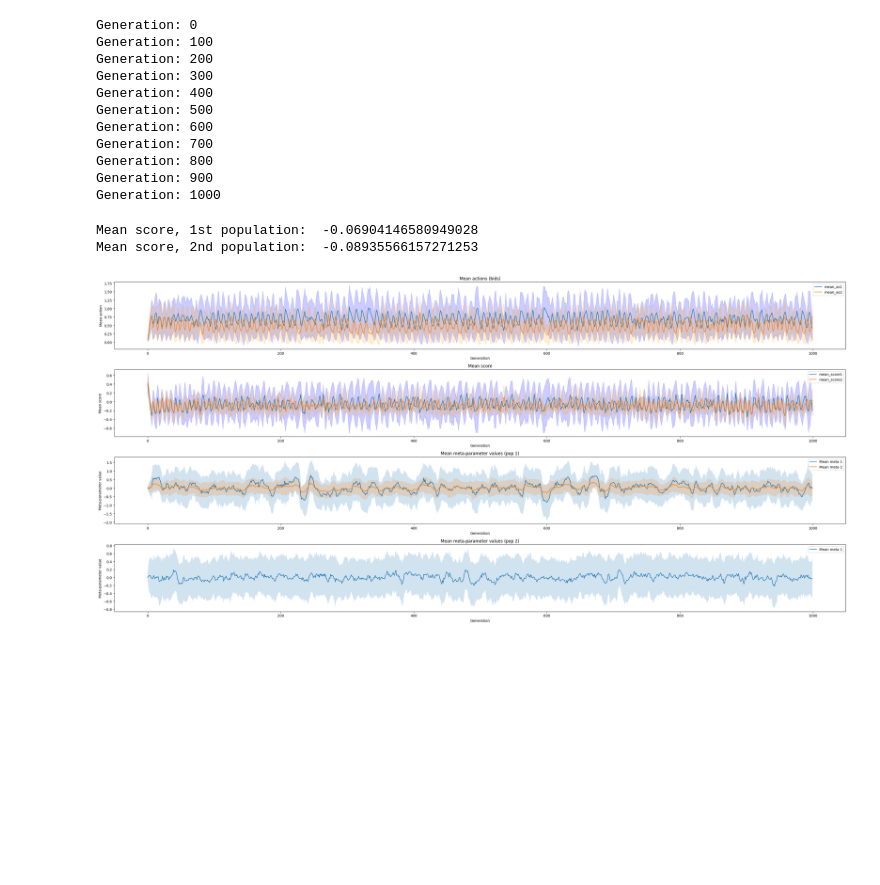
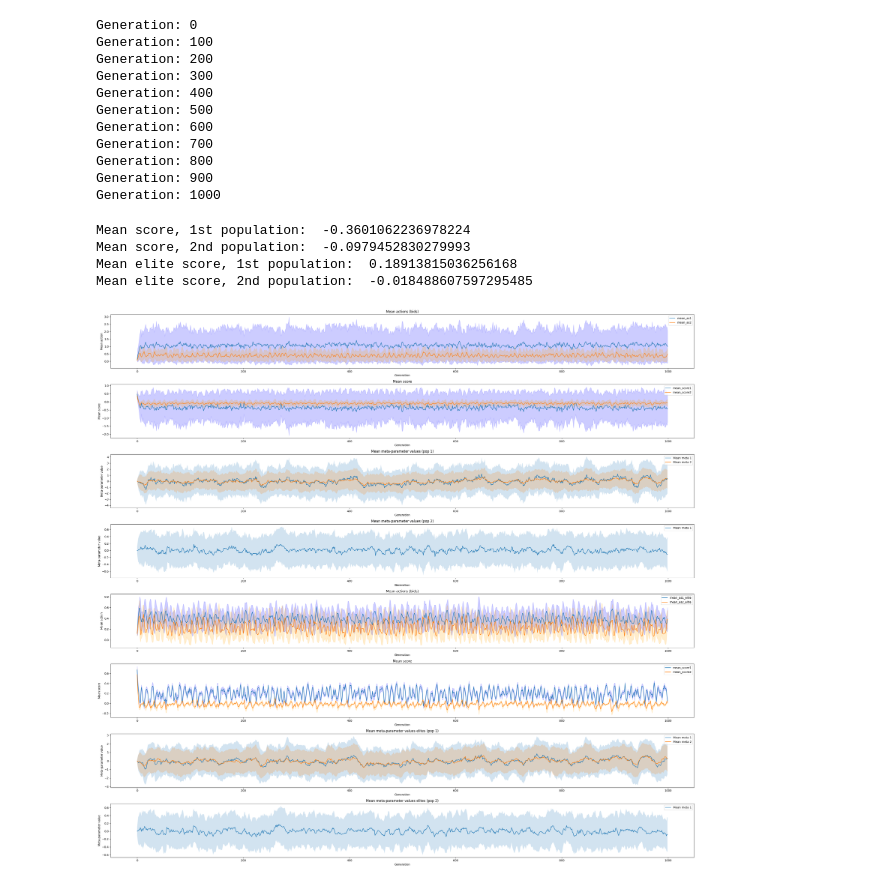
Before and after one commit to BGasperov/FERLUDE, a Jupyter notebook: code/Higher order mutation rates for an all-pay auction.ipynb, the cells around one changed output. Drawn from its saved outputs; the diff is of its cells as text; code cells hidden in the pictures; blank space fills up the shorter version.

```diff
--- a/code/Higher order mutation rates for an all-pay auction.ipynb
+++ b/code/Higher order mutation rates for an all-pay auction.ipynb
@@ -249,6 +268,7 @@ class PopulationEvolution:
 # %%
-popevo = PopulationEvolution(population_size = 256, top_k = 128, main_genotype_length = 1, meta_level_1 = 2, meta_level_2 = 1, meta_initialization = 0.1, meta_mutation_rate_1 = 0.2, meta_mutation_rate_2 = 0.3, nr_of_generations = 1000, referential = False, elitism = True, regularization = False, regularizer = 2, value = 1, mutation_type = 2, verbose = False)
-mean_scores1, mean_scores2, std_scores1, std_scores2, mean_as1, mean_as2, std_as1, std_as2, mean_meta_1s, mean_meta_2s, std_meta_1s, std_meta_2s = popevo.evolve()
+popevo = PopulationEvolution(population_size = 256, top_k = 128, main_genotype_length = 1, meta_level_1 = 2, meta_level_2 = 1, meta_initialization = 0.1, meta_mutation_rate_1 = 0.8, meta_mutation_rate_2 = 0.3, nr_of_generations = 1000, referential = False, elitism = True, regularization = False, regularizer = 2, value = 1, mutation_type = 2, verbose = False)
+mean_scores1, mean_scores2, std_scores1, std_scores2, mean_as1, mean_as2, std_as1, std_as2, mean_meta_1s, mean_meta_2s, std_meta_1s, std_meta_2s, mean_scores1_elite, mean_scores2_elite, std_scores1_elite, std_scores2_elite, mean_as1_elite, mean_as2_elite, std_as1_elite, std_as2_elite, mean_meta_1s_elite, mean_meta_2s_elite, std_meta_1s_elite, std_meta_2s_elite  = popevo.evolve()
+#elite dodati
 # %% [output]
 Generation: 0
 Generation: 100
@@ -263,8 +283,8 @@ Generation: 900
 Generation: 1000
 # %%
 def plotter(final_t):
-    plt.figure(figsize=(30, 14))
-    plt.subplot(4, 1, 1)
+    plt.figure(figsize=(30, 28))
+    plt.subplot(8, 1, 1)
     plt.plot(mean_as1[0:final_t])
     plt.plot(mean_as2[0:final_t])
     plt.fill_between(np.arange(final_t), mean_as1[0:final_t] - std_as1[0:final_t],
@@ -275,7 +295,7 @@ def plotter(final_t):
     plt.xlabel("Generation")
     plt.ylabel("Mean action")
     plt.legend(["mean_as1","mean_as2"])
-    plt.subplot(4, 1, 2)
+    plt.subplot(8, 1, 2)
     plt.plot(mean_scores1[0:final_t])
     plt.plot(mean_scores2[0:final_t])
     plt.fill_between(np.arange(final_t), mean_scores1[0:final_t] - std_scores1[0:final_t],
@@ -285,35 +305,84 @@ def plotter(final_t):
     plt.title("Mean score")
     plt.xlabel("Generation")
     plt.ylabel("Mean score")
     plt.legend(["mean_score1","mean_score2"])
-    plt.subplot(4, 1, 3)
+    plt.subplot(8, 1, 3)
     for i in range(mean_meta_1s.shape[1]):
         plt.plot(mean_meta_1s[0:final_t][:,i],label="Mean meta {}".format(i+1))
         plt.fill_between(np.arange(final_t), mean_meta_1s[0:final_t][:,i] - std_meta_1s[0:final_t][:,i],
                         mean_meta_1s[0:final_t][:,i] + std_meta_1s[0:final_t][:,i], alpha=0.2)
     plt.title("Mean meta-parameter values (pop 1)")
     plt.xlabel("Generation")
     plt.ylabel("Meta-parameter value")
     plt.legend()
-    plt.subplot(4, 1, 4)
+    plt.subplot(8, 1, 4)
     for i in range(mean_meta_2s.shape[1]):
         plt.plot(mean_meta_2s[0:final_t][:,i],label="Mean meta {}".format(i+1))
         plt.fill_between(np.arange(final_t), mean_meta_2s[0:final_t][:,i] - std_meta_2s[0:final_t][:,i], mean_meta_2s[0:final_t][:,i] + std_meta_2s[0:final_t][:,i], alpha=0.2)
     #plt.plot(mean_meta_2s[0:final_t][:,1])
     #plt.plot(mean_meta_2s[0:final_t][:,2])
     #plt.fill_between(np.arange(final_t), mean_meta_2s[0:final_t][:,1] - std_meta_2s[0:final_t][:,1],
     #                 mean_meta_2s[0:final_t][:,1] + std_meta_2s[0:final_t][:,1], color='orange', alpha=0.2)
     #plt.fill_between(np.arange(final_t), mean_meta_2s[0:final_t][:,2] - std_meta_2s[0:final_t][:,2],
     #                 mean_meta_2s[0:final_t][:,2] + std_meta_2s[0:final_t][:,2], color='orange', alpha=0.2)
     plt.title("Mean meta-parameter values (pop 2)")
     plt.xlabel("Generation")
     plt.ylabel("Meta-parameter value")
     plt.legend()
+    plt.subplot(8, 1, 5)
+    plt.plot(mean_as1_elite[0:final_t])
+    plt.plot(mean_as2_elite[0:final_t])
+    plt.fill_between(np.arange(final_t), mean_as1_elite[0:final_t] - std_as1_elite[0:final_t],
+                     mean_as1_elite[0:final_t] + std_as1_elite[0:final_t], color='blue', alpha=0.2)
+    plt.fill_between(np.arange(final_t), mean_as2_elite[0:final_t] - std_as2_elite[0:final_t],
+                     mean_as2_elite[0:final_t] + std_as2_elite[0:final_t], color='orange', alpha=0.2)
+    plt.title("Mean actions (bids)")
+    plt.xlabel("Generation")
+    plt.ylabel("Mean action")
+    plt.legend(["mean_as1_elite","mean_as2_elite"])
+    plt.subplot(8, 1, 6)
+    plt.plot(mean_scores1_elite[0:final_t])
+    plt.plot(mean_scores2_elite[0:final_t])
+    plt.fill_between(np.arange(final_t), mean_scores1_elite[0:final_t] - std_scores1_elite[0:final_t],
+                     mean_scores1_elite[0:final_t] + std_scores1_elite[0:final_t], color='blue', alpha=0.2)
+    plt.fill_between(np.arange(final_t), mean_scores2_elite[0:final_t] - std_scores2_elite[0:final_t],
+                     mean_scores2_elite[0:final_t] + std_scores2_elite[0:final_t], color='orange', alpha=0.2)
+    plt.title("Mean score")
+    plt.xlabel("Generation")
+    plt.ylabel("Mean score")
+    plt.legend(["mean_score1","mean_score2"])
+    plt.subplot(8, 1, 7)
+    for i in range(mean_meta_1s_elite.shape[1]):
+        plt.plot(mean_meta_1s_elite[0:final_t][:,i],label="Mean meta {}".format(i+1))
+        plt.fill_between(np.arange(final_t), mean_meta_1s_elite[0:final_t][:,i] - std_meta_1s_elite[0:final_t][:,i],
+                        mean_meta_1s_elite[0:final_t][:,i] + std_meta_1s_elite[0:final_t][:,i], alpha=0.2)
+    plt.title("Mean meta-parameter values elites (pop 1)")
+    plt.xlabel("Generation")
+    plt.ylabel("Meta-parameter value")
+    plt.legend()
+    plt.subplot(8, 1, 8)
+    for i in range(mean_meta_2s_elite.shape[1]):
+        plt.plot(mean_meta_2s_elite[0:final_t][:,i],label="Mean meta {}".format(i+1))
+        plt.fill_between(np.arange(final_t), mean_meta_2s_elite[0:final_t][:,i] - std_meta_2s_elite[0:final_t][:,i], mean_meta_2s_elite[0:final_t][:,i] + std_meta_2s_elite[0:final_t][:,i], alpha=0.2)
+    #plt.plot(mean_meta_2s[0:final_t][:,1])
+    #plt.plot(mean_meta_2s[0:final_t][:,2])
+    #plt.fill_between(np.arange(final_t), mean_meta_2s[0:final_t][:,1] - std_meta_2s[0:final_t][:,1],
+    #                 mean_meta_2s[0:final_t][:,1] + std_meta_2s[0:final_t][:,1], color='orange', alpha=0.2)
+    #plt.fill_between(np.arange(final_t), mean_meta_2s[0:final_t][:,2] - std_meta_2s[0:final_t][:,2],
+    #                 mean_meta_2s[0:final_t][:,2] + std_meta_2s[0:final_t][:,2], color='orange', alpha=0.2)
+    plt.title("Mean meta-parameter values elites (pop 2)")
+    plt.xlabel("Generation")
+    plt.ylabel("Meta-parameter value")
+    plt.legend()
     print("Mean score, 1st population: ", np.mean(mean_scores1))
     print("Mean score, 2nd population: ", np.mean(mean_scores2))
+    print("Mean elite score, 1st population: ", np.mean(mean_scores1_elite))
+    print("Mean elite score, 2nd population: ", np.mean(mean_scores2_elite))
     plt.tight_layout()
 plotter(1000)
 # %% [output]
-Mean score, 1st population:  -0.06904146580949028
-Mean score, 2nd population:  -0.08935566157271253
+Mean score, 1st population:  -0.3601062236978224
+Mean score, 2nd population:  -0.0979452830279993
+Mean elite score, 1st population:  0.18913815036256168
+Mean elite score, 2nd population:  -0.018488607597295485
-[figure, old version]
+[figure, new version]
```
Also changed, not shown: parts of 1 cell of this notebook.
